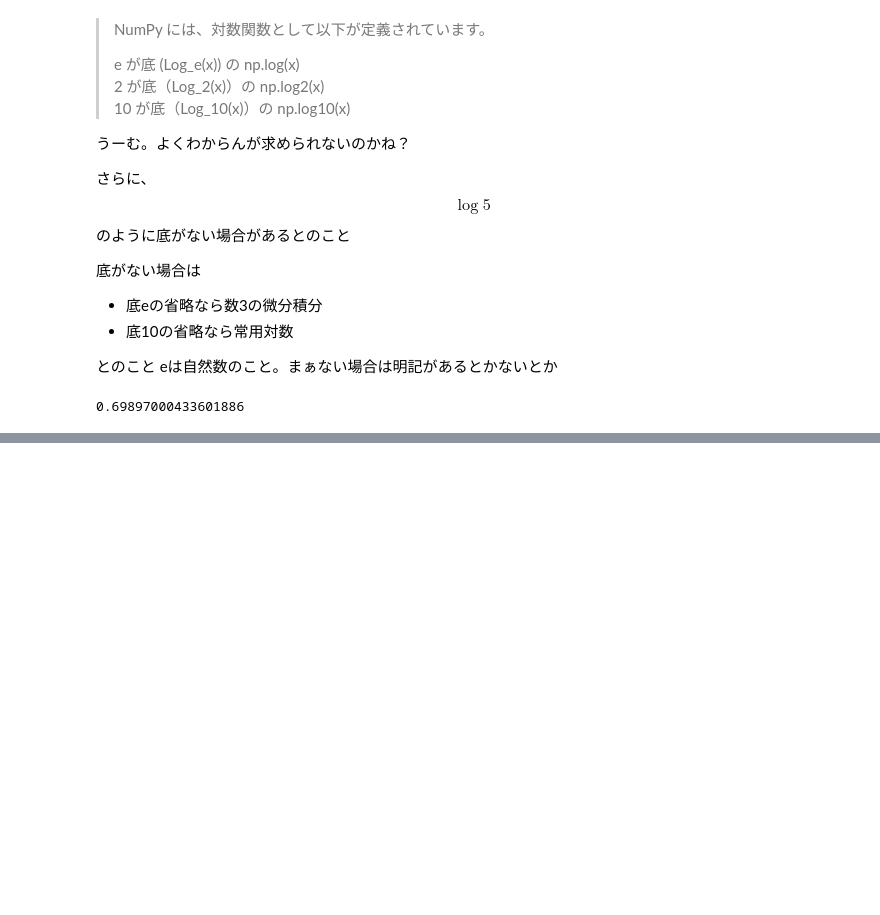
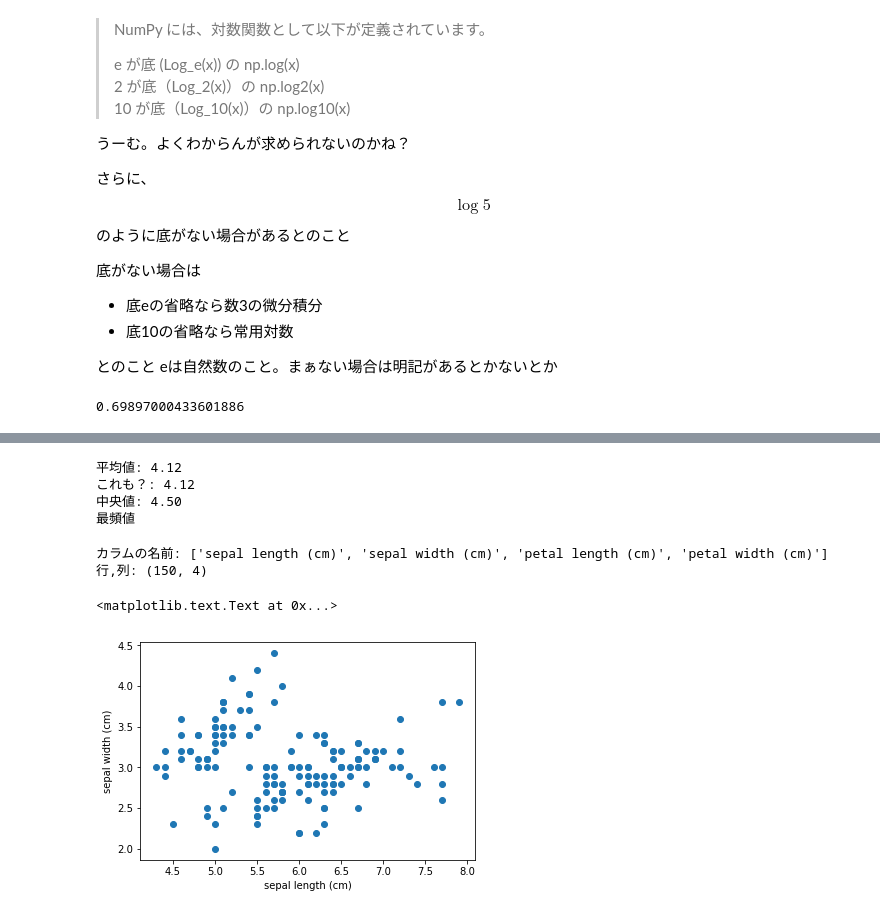
Before and after one commit to Aipakazuma/mathematics-with-python, a Jupyter notebook: math-study-with-python.ipynb, the cells around one changed output, grey strips where cells are left out. Drawn from its saved outputs; the diff is of its cells as text; code cells hidden in the pictures; blank space fills up the shorter version.

```diff
--- a/math-study-with-python.ipynb
+++ b/math-study-with-python.ipynb
@@ -5,3 +3,11 @@ import numpy as np
+# %%
+import numpy as np
+from sklearn.datasets import load_iris
+import matplotlib.pyplot as plt
+import seaborn as sns
+import pandas as pd
+%matplotlib inline
+iris_data = load_iris()
 # %% [markdown]
 例
 $$
@@ -195,0 +212,35 @@ np.log10(5)
+# %%
+# pythonでやるとこんな感じ
+a = np.array([1, 2, 3, 4 , 5, 6, 6, 6])
+
+# 平均値
+# np.sum(a) / len(a) <-これでもいけるが、numpyには関数が用意されている
+print('平均値: %.2f' % a.mean())
+print('これも？: %.2f' % np.average(a))
+
+# 中央値
+print('中央値: %.2f' % np.median(a))
+
+# 最頻値の求め方がわからん
+print('最頻値')
+# %% [output]
+平均値: 4.12
+これも？: 4.12
+中央値: 4.50
+最頻値
+# %%
+# データの確認
+iris_data_list = iris_data.data
+print('カラムの名前:', iris_data.feature_names)
+print('行,列:', iris_data_list.shape)
+# %% [output]
+カラムの名前: ['sepal length (cm)', 'sepal width (cm)', 'petal length (cm)', 'petal width (cm)']
+行,列: (150, 4)
+# %%
+# plotしておく
+plt.scatter(x=iris_data_list[:, 0], y=iris_data_list[:, 1])
+plt.xlabel(iris_data.feature_names[0])
+plt.ylabel(iris_data.feature_names[1])
+# %% [output]
+<matplotlib.text.Text at 0x...>
+[figure, added]
```
Also changed, not shown: parts of 14 cells of this notebook.
